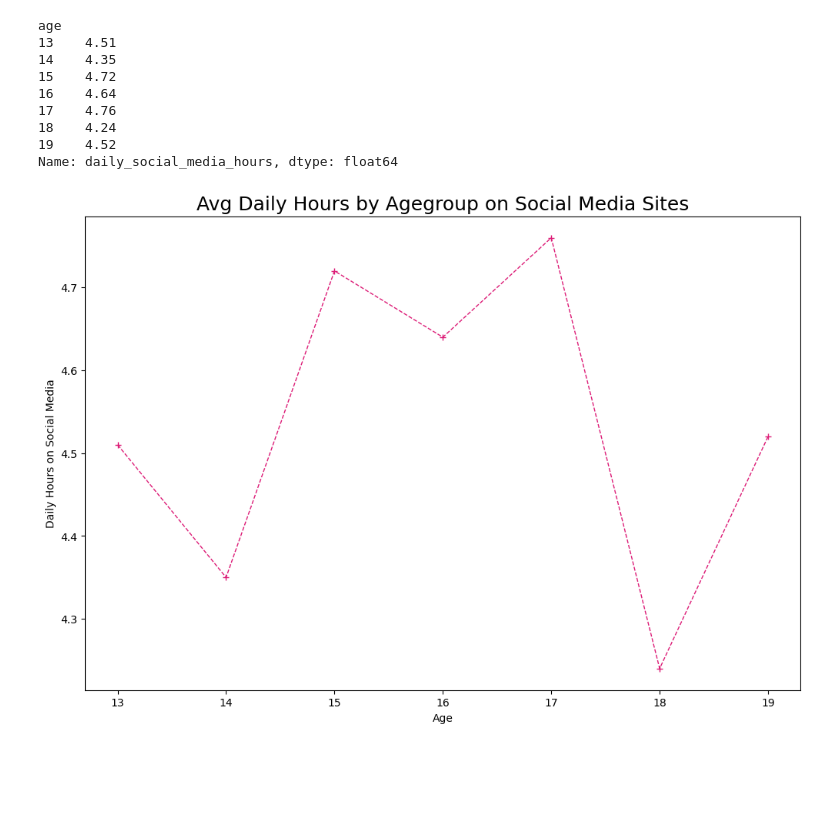
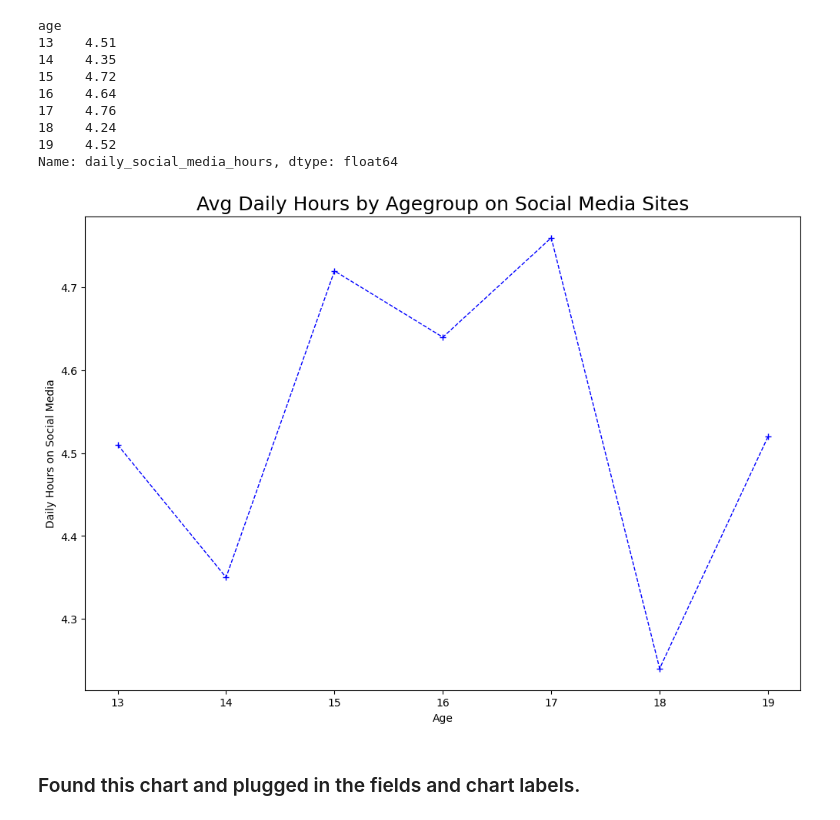
Before and after one commit to mwrobbins56/Student_MentalHealth, a Jupyter notebook: Notebook/student_burnout_trial.ipynb, the cells around one changed output. Cells and saved outputs as stored; diff of their text form; code cells hidden in the pictures; blank space fills up the shorter version.

```diff
--- a/Notebook/student_burnout_trial.ipynb
+++ b/Notebook/student_burnout_trial.ipynb
@@ -443,5 +196,0 @@ teen_df['age'].hist(figsize=(12,8), bins=7)
-# %%
-teen_df.columns
-teen_df.corr = teen_df[['age', 'daily_social_media_hours', 'sleep_hours', 'screen_time_before_sleep', 'academic_performance', 'physical_activity',
-       'stress_level', 'anxiety_level', 'addiction_level', 'depression_label']].corr()
-teen_df.corr
@@ -470,0 +469,3 @@ sns.boxplot(x=teen_df['age'])
+# %%
+teen_df['age_group_1'] = pd.cut(teen_df['age'], bins=[12,14,16,19], labels=['Early Teen\n(13–14)', 'Mid Teen\n(15–16)', 'Late Teen\n(17–19)'])
+print(teen_df['age_group_1'].value_counts())
@@ -470,0 +525,5 @@ sns.boxplot(x=teen_df['age'])
+# %%
+teen_df.columns
+teen_df.corr = teen_df[['age', 'daily_social_media_hours', 'sleep_hours', 'screen_time_before_sleep', 'academic_performance', 'physical_activity',
+       'stress_level', 'anxiety_level']].corr()
+teen_df.corr
@@ -484,19 +582,19 @@ Name: daily_social_media_hours, dtype: float64
 # %%
 plt.figure(figsize=(12,8))
 plt.plot(
     daily_age_avg.index,
     daily_age_avg.values,
     marker = "+",
     linestyle = '--',
-    color = "#dd1c77",
+    color = "blue",
     linewidth = 1)
 
 plt.xlabel("Age")
 plt.ylabel("Daily Hours on Social Media")
 plt.title("Avg Daily Hours by Agegroup on Social Media Sites", fontsize = 18)
 
-# plt.ylim(0, 8)
-
 plt.show()
 # %% [output]
-[figure, old version]
+[figure, new version]
+# %% [markdown]
+### Found this chart and plugged in the fields and chart labels.
```
Also changed, not shown: parts of 102 cells of this notebook, 4 other files.
